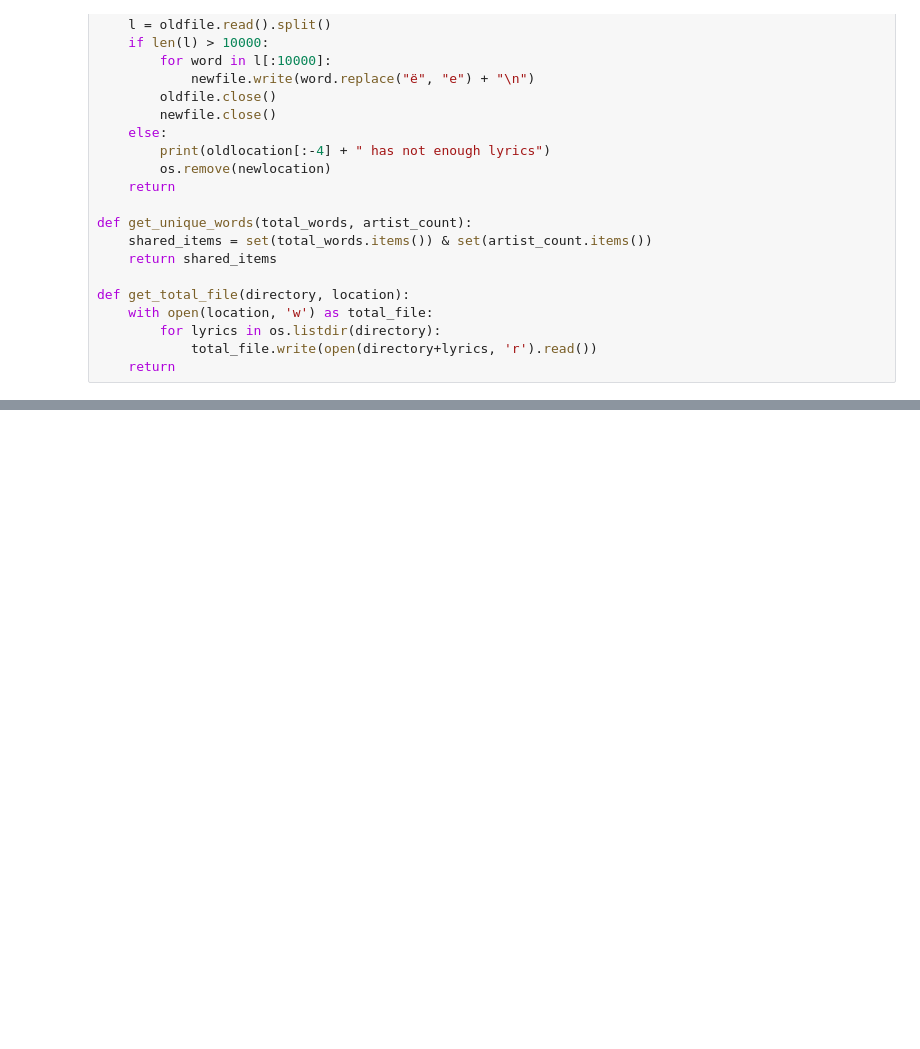
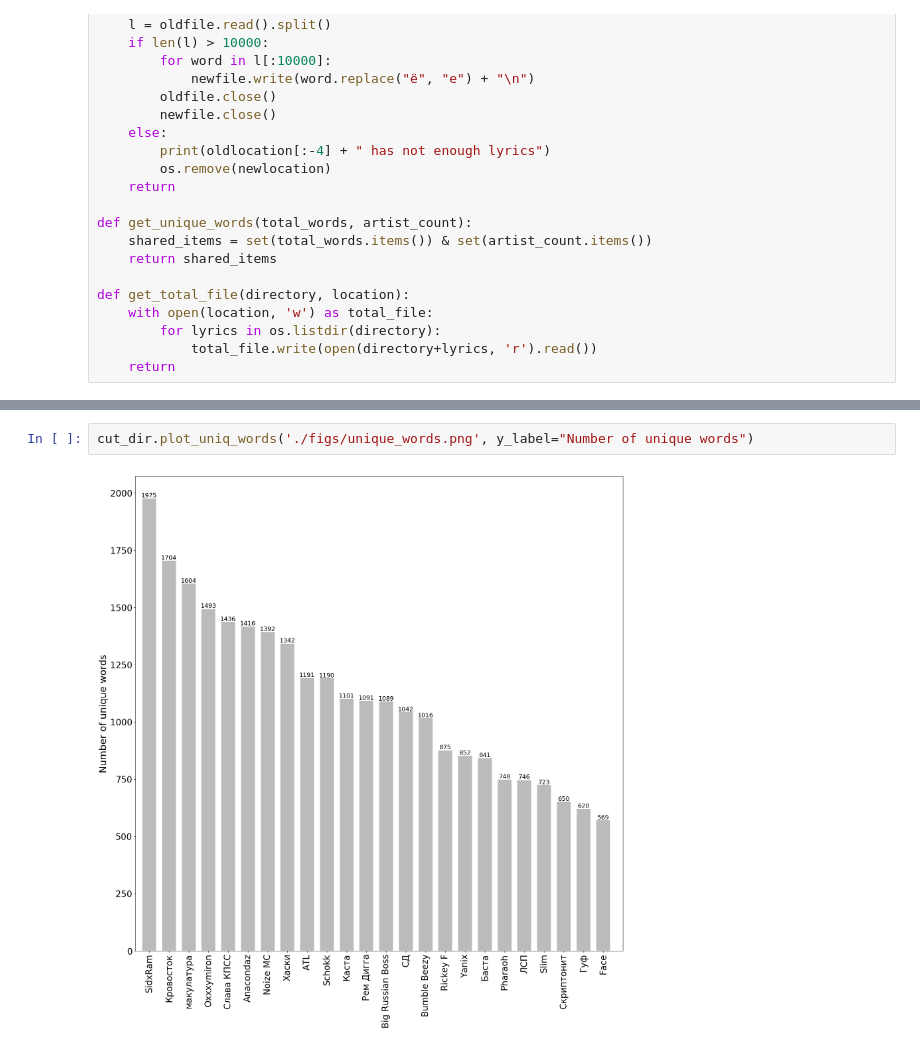
Before and after one commit to ilsenatorov/rusrap_stats, a Jupyter notebook: Genius_version2.ipynb, the cells around one changed output, grey strips where cells are left out. Saved outputs shown, nothing was run; the diff lists cells and outputs as text; blank space fills up the shorter version.

```diff
--- a/Genius_version2.ipynb
+++ b/Genius_version2.ipynb
@@ -244,2 +290,6 @@ def plot_graph(input_dict, savedname, y_label=False, graph_label=False):
+# %%
+cut_dir.plot_uniq_words('./figs/unique_words.png', y_label="Number of unique words")
+# %% [output]
+[figure, added]
 # %%
 self_referring_words = ["я", "мой", "мы", "мне", "меня", "мои", "нас", "мое", "наше", "моя"]
```
Also changed, not shown: parts of 11 cells of this notebook, 28 other files.
